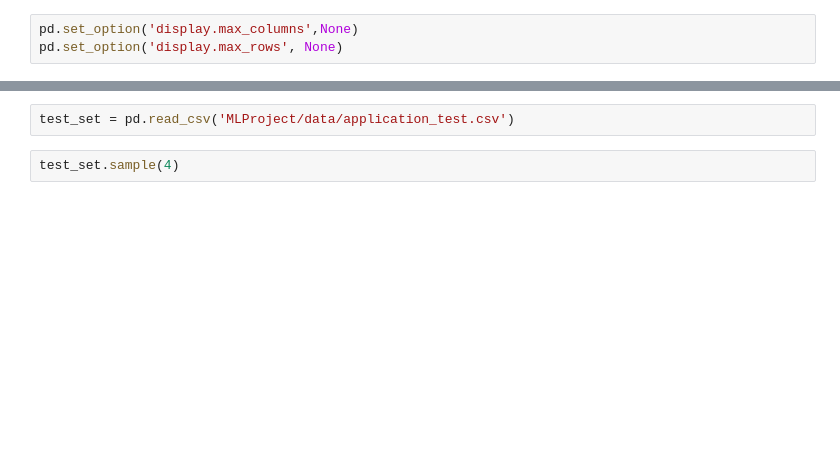
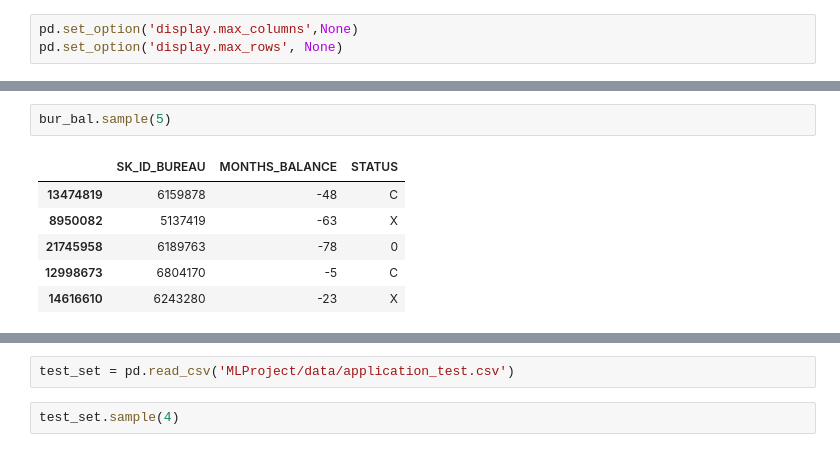
Before and after one commit to desimahesh/mlProject, a Jupyter notebook: MLCapstoneInitial-1.ipynb, the cells around one changed output, grey strips where cells are left out. Cells and saved outputs as stored; diff of their text form; blank space fills up the shorter version.

```diff
--- a/MLCapstoneInitial-1.ipynb
+++ b/MLCapstoneInitial-1.ipynb
@@ -25,0 +29,9 @@ pd.set_option('display.max_rows', None)
+# %%
+bur_bal.sample(5)
+# %% [output]
+|  | SK_ID_BUREAU | MONTHS_BALANCE | STATUS |
+| 13474819 | 6159878 | -48 | C |
+| 8950082 | 5137419 | -63 | X |
+| 21745958 | 6189763 | -78 | 0 |
+| 12998673 | 6804170 | -5 | C |
+| 14616610 | 6243280 | -23 | X |
```
Also changed, not shown: parts of 14 cells of this notebook.
